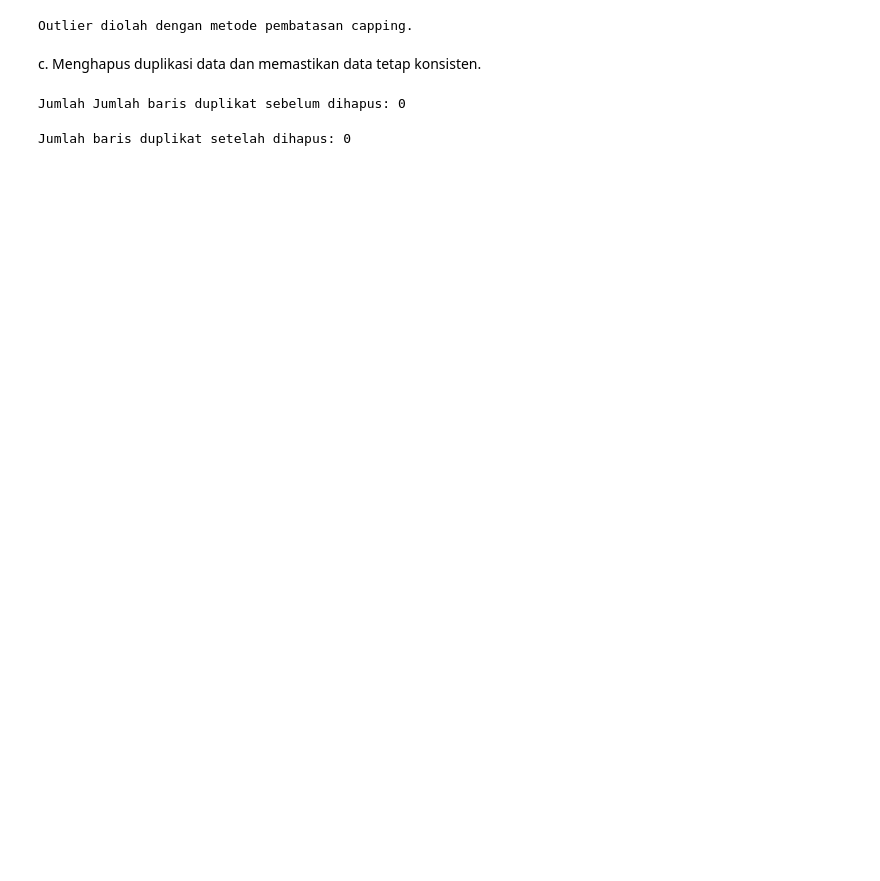
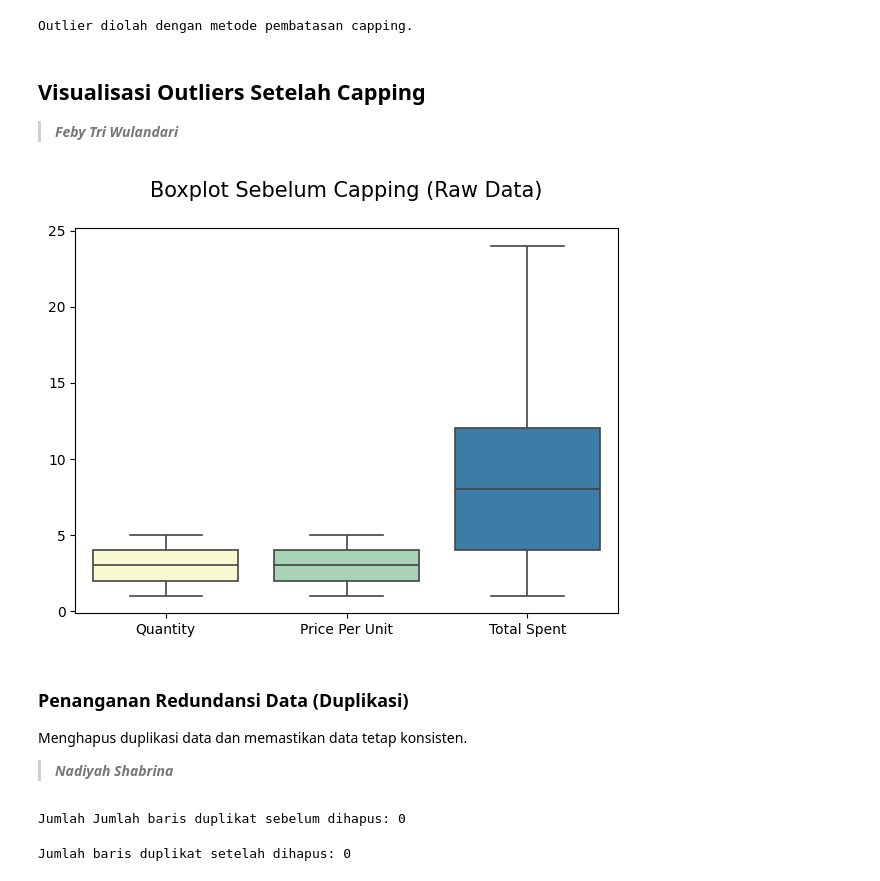
Before and after one commit to feby-tw/ta1-introds-group4, a Jupyter notebook: team-assignment-1.ipynb, the cells around one changed output. Drawn from its saved outputs; the diff is of its cells as text; code cells hidden in the pictures; blank space fills up the shorter version.

```diff
--- a/team-assignment-1.ipynb
+++ b/team-assignment-1.ipynb
@@ -107,8 +228,27 @@ for col in numerical_cols:
 print("Outlier diolah dengan metode pembatasan capping.")
 # %% [output]
 Outlier diolah dengan metode pembatasan capping.
+# %% [markdown]
+## Visualisasi Outliers Setelah Capping
+> ***Feby Tri Wulandari***
+# %%
+# Distribusi Data Numerik
+plt.figure(figsize=(7,5))
+sns.boxplot(
+    data=df[numerical_cols],
+    palette={'Quantity':'#ffffcc', 'Price Per Unit':'#a1dab4', 'Total Spent':'#2c7fb8'},
+    linewidth=1.2
+)
+plt.title("Boxplot Sebelum Capping (Raw Data)\n", fontsize=15)
+plt.show()
+# %% [output]
+[figure, added]
 # %% [markdown]
-c. Menghapus duplikasi data dan memastikan data tetap konsisten.
+### Penanganan Redundansi Data (Duplikasi)
+
+Menghapus duplikasi data dan memastikan data tetap konsisten.
+
+> ***Nadiyah Shabrina***
 # %%
 print("Jumlah Jumlah baris duplikat sebelum dihapus:", df.duplicated().sum())
 # %% [output]
```
Also changed, not shown: parts of 37 cells of this notebook.
